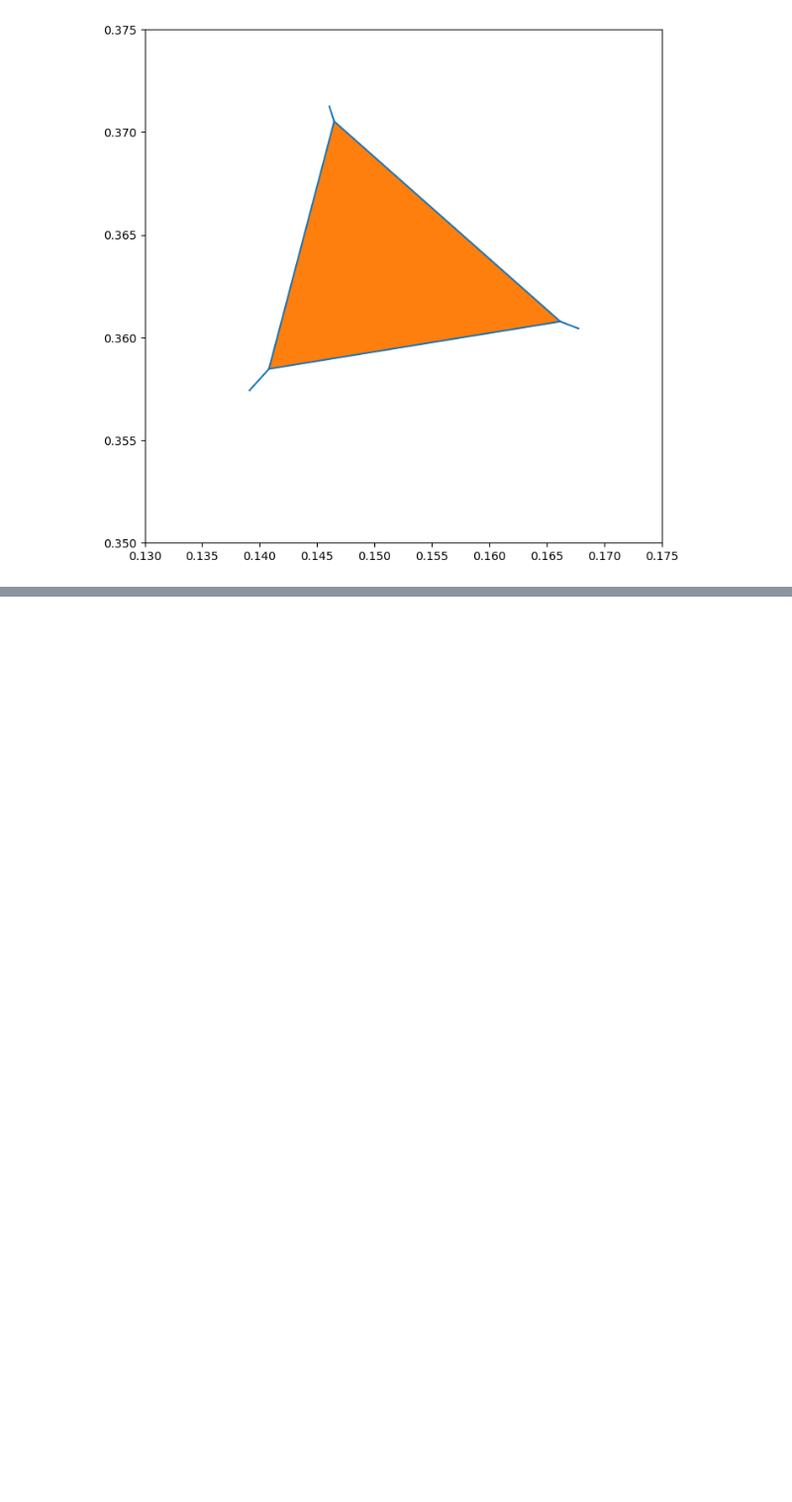
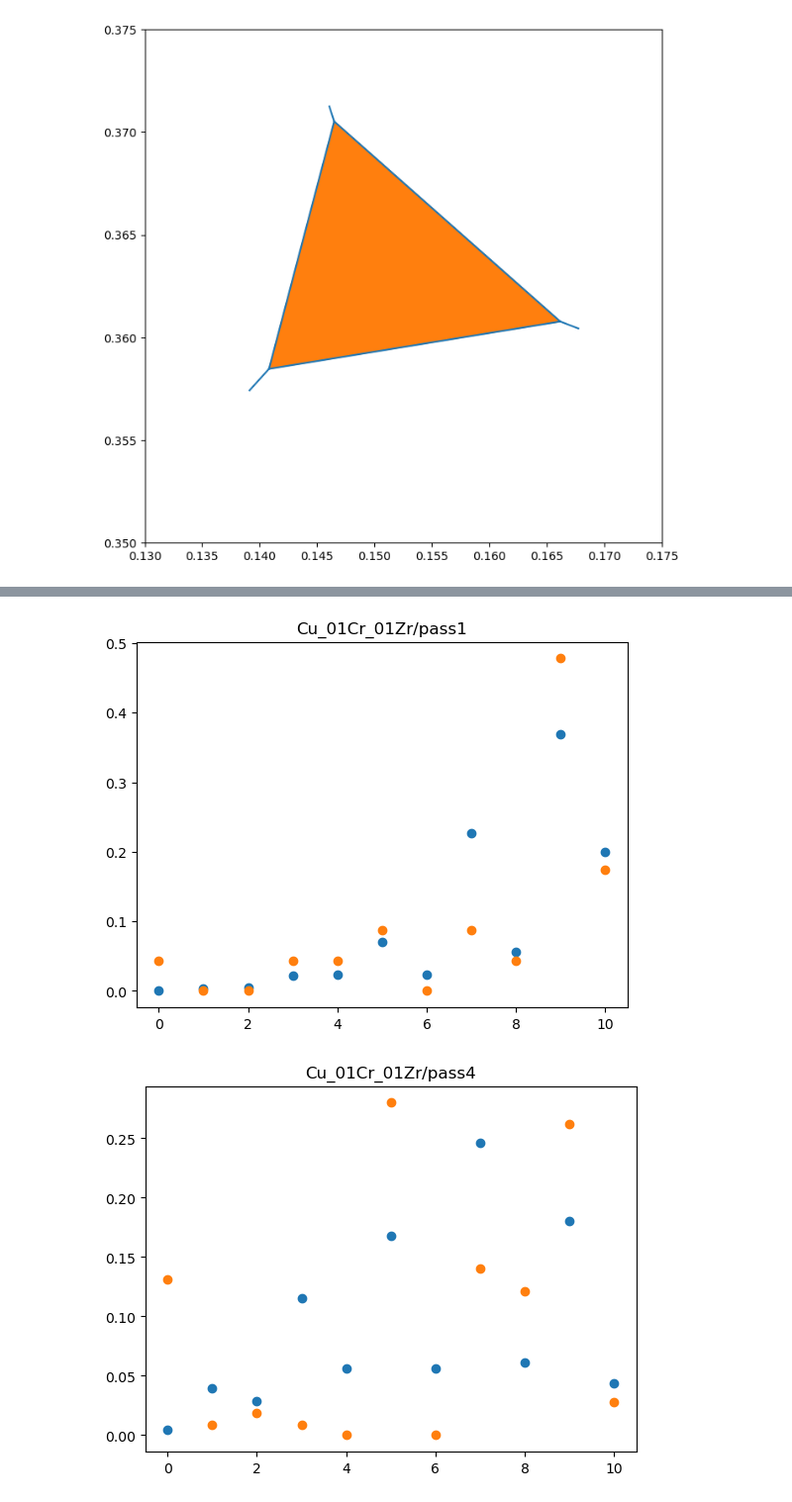
Before and after one commit to PRISBteam/Voronoi_PCC_Analyser, a Jupyter notebook: Three_sided_examples.ipynb, the cells around one changed output, grey strips where cells are left out. Shown: that part at 99% size. Cells and saved outputs as stored; diff of their text form; code cells hidden in the pictures; blank space fills up the shorter version.

```diff
--- a/Three_sided_examples.ipynb
+++ b/Three_sided_examples.ipynb
@@ -142,0 +173,2 @@ c.set_three_sided_types()
+# %%
+df2['p'] = ps.round(3)
@@ -142,0 +181,2 @@ c.set_three_sided_types()
+# %%
+df3 = df2[['name', 'p', 'N_3sided', 0, 1, 2, 3, 4, 5, 6, 7, 8, 9, 10]]
@@ -142,0 +279,14 @@ c.set_three_sided_types()
+# %%
+x = np.arange(11)
+for i in df3.index:
+    array = df3[['name', 'p', 0, 1, 2, 3, 4, 5, 6, 7, 8, 9, 10]].iloc[i].values
+    title = array[0]
+    p = array[1]
+    fracs = array[2:]
+    plt.scatter(x, Qij(p))
+    plt.scatter(x, fracs)
+    plt.title(title)
+    plt.show()
+# %% [output]
+[figure, added]
+[figure, added]
```
Also changed, not shown: parts of 34 cells of this notebook, 1 other file.
